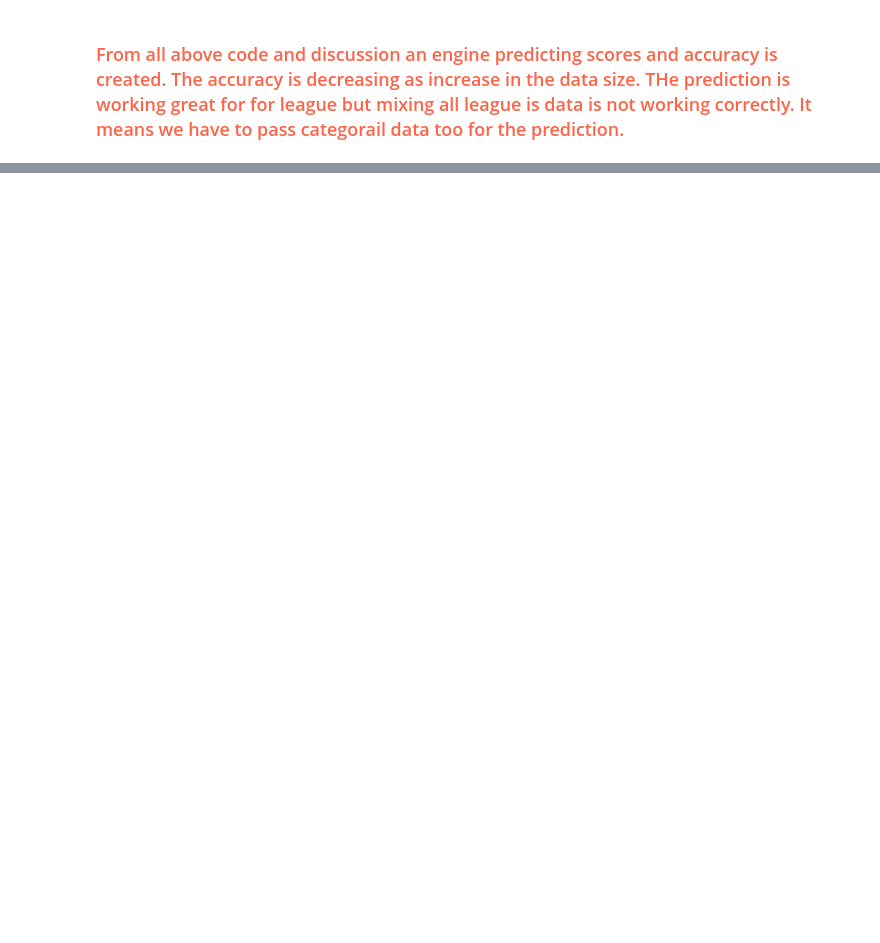
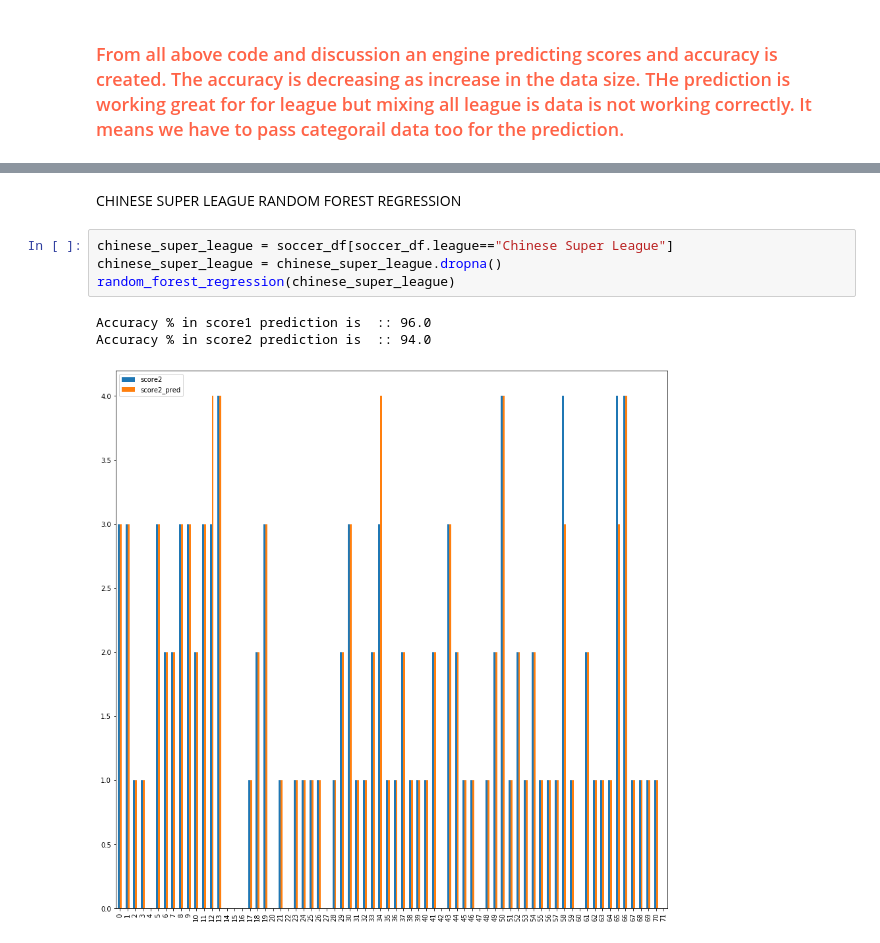
Before and after one commit to pramil-paudel/EECS-731-HW4, a Jupyter notebook: notebook/1.0-soccer_prediction.ipynb, the cells around one changed output, grey strips where cells are left out. Saved outputs shown, nothing was run; the diff lists cells and outputs as text; blank space fills up the shorter version.

```diff
--- a/notebook/1.0-soccer_prediction.ipynb
+++ b/notebook/1.0-soccer_prediction.ipynb
@@ -431,0 +522,10 @@ Accuracy % in score2 prediction is  :: 100.0
+# %% [markdown]
+CHINESE SUPER LEAGUE RANDOM FOREST REGRESSION
+# %%
+chinese_super_league = soccer_df[soccer_df.league=="Chinese Super League"]
+chinese_super_league = chinese_super_league.dropna()
+random_forest_regression(chinese_super_league)
+# %% [output]
+Accuracy % in score1 prediction is  :: 96.0
+Accuracy % in score2 prediction is  :: 94.0
+[figure, added]
```
Also changed, not shown: parts of 14 cells of this notebook, 1 other file.
